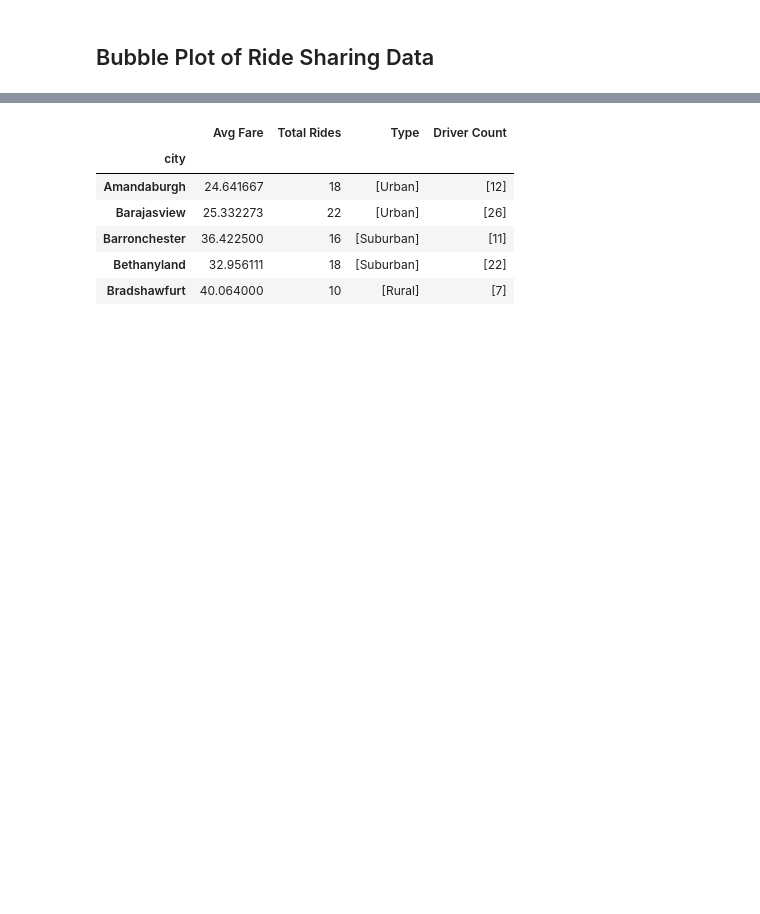
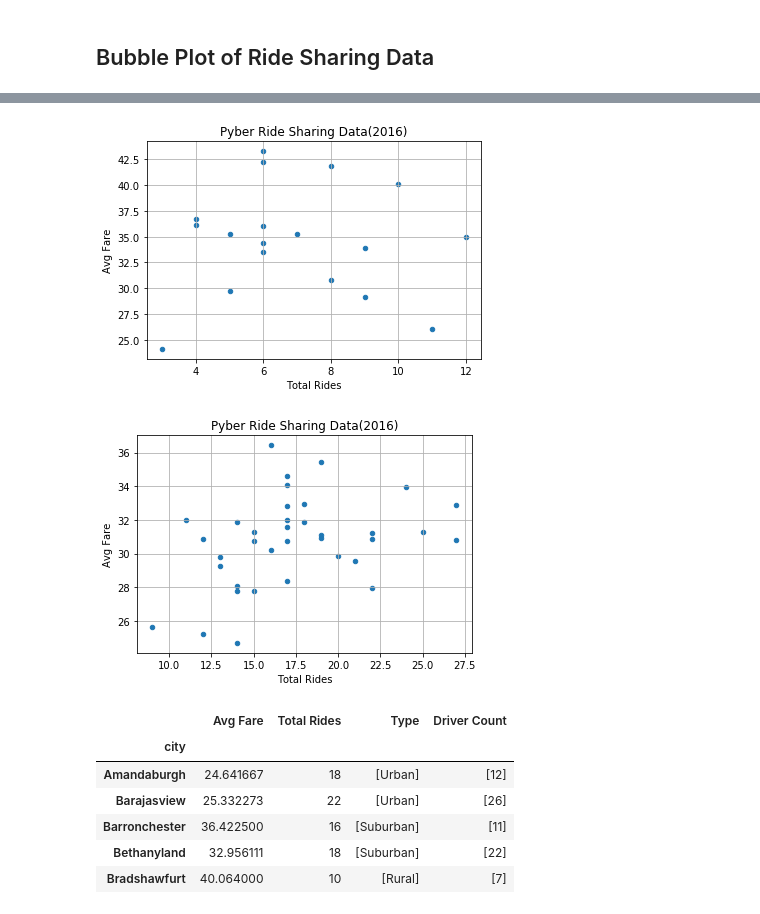
Before and after one commit to Omar-Castillo/Homework, a Jupyter notebook: Matplotlib/Pyber/pyber_OC_hw.ipynb, the cells around one changed output, grey strips where cells are left out. Cells and saved outputs as stored; diff of their text form; code cells hidden in the pictures; blank space fills up the shorter version.

```diff
--- a/Matplotlib/Pyber/pyber_OC_hw.ipynb
+++ b/Matplotlib/Pyber/pyber_OC_hw.ipynb
@@ -59,3 +60,36 @@ merged_data.head()
 | 4 | Richardfort | 38 | Urban | 2018-04-17 02:26:37 | 23.00 | 720020655850 |
 # %% [markdown]
 ## Bubble Plot of Ride Sharing Data
+# %%
+#urban new method
+urban = merged_data[merged_data["type"] == "Urban"]
+
+urban_cities = pd.DataFrame({"Avg Fare":urban.groupby("city")["fare"].mean(),
+                          "Total Rides": urban.groupby("city")["ride_id"].count(),
+                         "Total Drivers": urban.groupby("city")["driver_count"].mean()})
+
+urban_cities.head()
+
+#Rural Cities filter
+rural = merged_data[merged_data["type"] == "Rural"]
+
+rural_cities = pd.DataFrame({"Avg Fare":rural.groupby("city")["fare"].mean(),
+                          "Total Rides": rural.groupby("city")["ride_id"].count(),
+                         "Total Drivers": rural.groupby("city")["driver_count"].mean()})
+
+rural_cities.head()
+#Suburban Cities
+
+suburban = merged_data[merged_data["type"] == "Suburban"]
+
+suburban_cities = pd.DataFrame({"Avg Fare":suburban.groupby("city")["fare"].mean(),
+                          "Total Rides": suburban.groupby("city")["ride_id"].count(),
+                         "Total Drivers": suburban.groupby("city")["driver_count"].mean()})
+
+suburban_cities.head()
+#city_data = pd.DataFrame({"Avg Fare":new_group["fare"].mean(),
+                          #"Total Rides": new_group["ride_id"].count(),
+                         #"Total Drivers": new_group["driver_count"].mean()})
+
+
+#city_data.head()
@@ -62,3 +104,12 @@ merged_data.head()
+# %%
+# Build the scatter plots for each city types
+
+rural_cities.plot(kind="scatter", x= "Total Rides" , y= "Avg Fare", grid=True, figsize=(6,4), title="Pyber Ride Sharing Data(2016)")
+suburban_cities.plot(kind="scatter", x= "Total Rides" , y= "Avg Fare", grid=True, figsize=(6,4), title="Pyber Ride Sharing Data(2016)")
+plt.show()
+# %% [output]
+[figure, added]
+[figure, added]
 # %%
 #create new dataframe that groups our merged data by city type
 city_group = pd.DataFrame(merged_data.groupby(["city"]).fare.mean())
```
Also changed, not shown: parts of 4 cells of this notebook.
